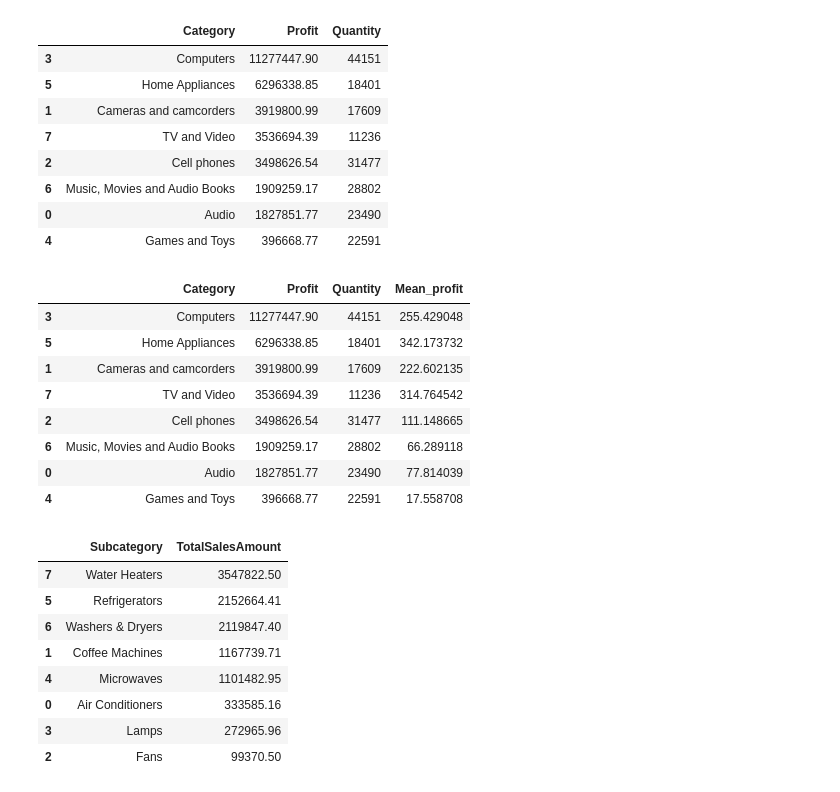
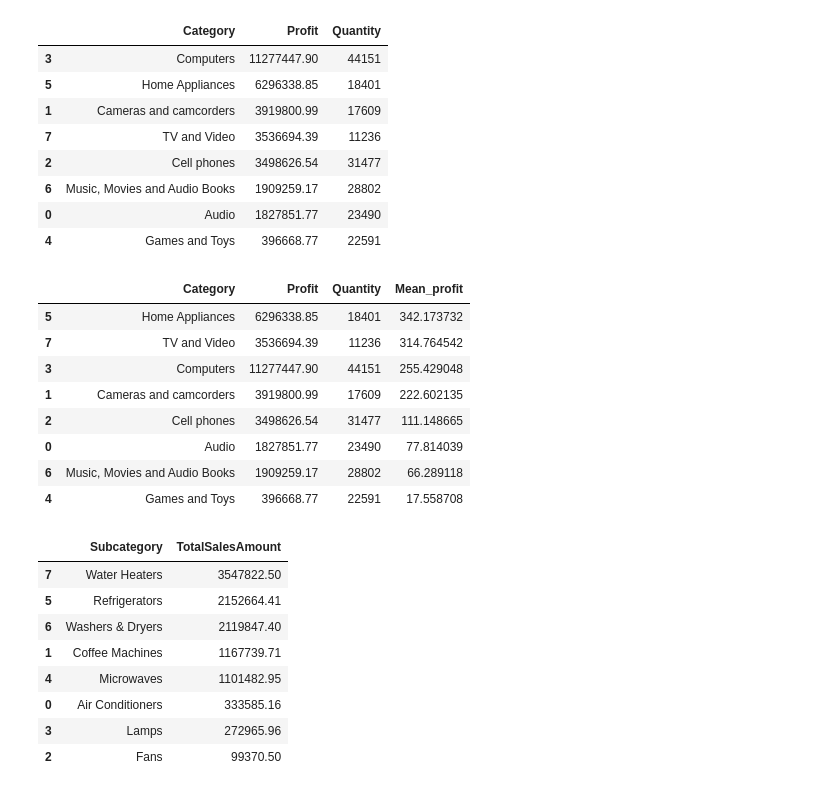
Before and after one commit to DimitriKneur/Global-Electronics-Retailer-Analysis, a Jupyter notebook: Data_Transformation_and_Exploration/data_processing.ipynb, the cells around one changed output. Saved outputs shown, nothing was run; the diff lists cells and outputs as text; code cells hidden in the pictures.

```diff
--- a/Data_Transformation_and_Exploration/data_processing.ipynb
+++ b/Data_Transformation_and_Exploration/data_processing.ipynb
@@ -749,16 +808,18 @@ profit_and_mean_profit_by_category
 | 6 | Music, Movies and Audio Books | 1909259.17 | 28802 |
 | 0 | Audio | 1827851.77 | 23490 |
 | 4 | Games and Toys | 396668.77 | 22591 |
-# %%
-profit_and_mean_profit_by_category["Mean_profit"] = profit_and_mean_profit_by_category["Profit"] / profit_and_mean_profit_by_category["Quantity"]
-profit_and_mean_profit_by_category
-# %% [output]
-|  | Category | Profit | Quantity | Mean_profit |
-| 3 | Computers | 11277447.90 | 44151 | 255.429048 |
-| 5 | Home Appliances | 6296338.85 | 18401 | 342.173732 |
-| 1 | Cameras and camcorders | 3919800.99 | 17609 | 222.602135 |
-| 7 | TV and Video | 3536694.39 | 11236 | 314.764542 |
-| 2 | Cell phones | 3498626.54 | 31477 | 111.148665 |
-| 6 | Music, Movies and Audio Books | 1909259.17 | 28802 | 66.289118 |
-| 0 | Audio | 1827851.77 | 23490 | 77.814039 |
-| 4 | Games and Toys | 396668.77 | 22591 | 17.558708 |
+# %%
+# Let's calculate the mean profit by product category
+profit_and_mean_profit_by_category["Mean_profit"] = profit_and_mean_profit_by_category["Profit"] / profit_and_mean_profit_by_category["Quantity"]
+profit_and_mean_profit_by_category = profit_and_mean_profit_by_category.sort_values(by=["Mean_profit"], ascending=False)
+profit_and_mean_profit_by_category
+# %% [output]
+|  | Category | Profit | Quantity | Mean_profit |
+| 5 | Home Appliances | 6296338.85 | 18401 | 342.173732 |
+| 7 | TV and Video | 3536694.39 | 11236 | 314.764542 |
+| 3 | Computers | 11277447.90 | 44151 | 255.429048 |
+| 1 | Cameras and camcorders | 3919800.99 | 17609 | 222.602135 |
+| 2 | Cell phones | 3498626.54 | 31477 | 111.148665 |
+| 0 | Audio | 1827851.77 | 23490 | 77.814039 |
+| 6 | Music, Movies and Audio Books | 1909259.17 | 28802 | 66.289118 |
+| 4 | Games and Toys | 396668.77 | 22591 | 17.558708 |
```
Also changed, not shown: parts of 44 cells of this notebook.
